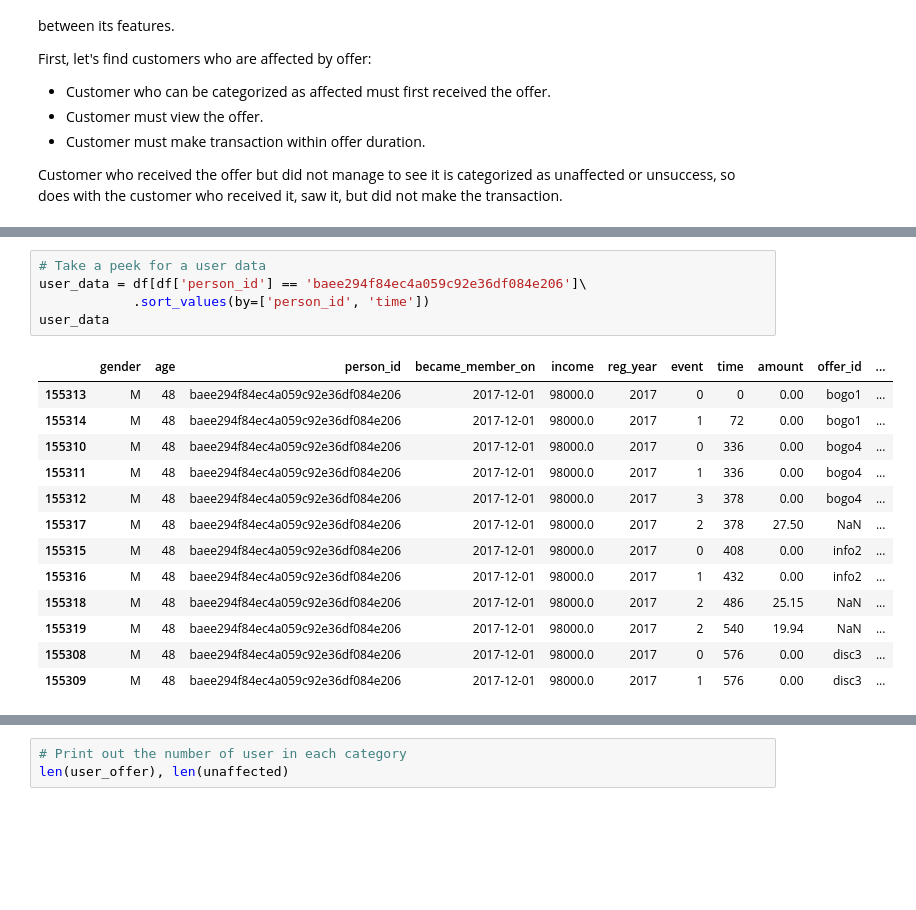
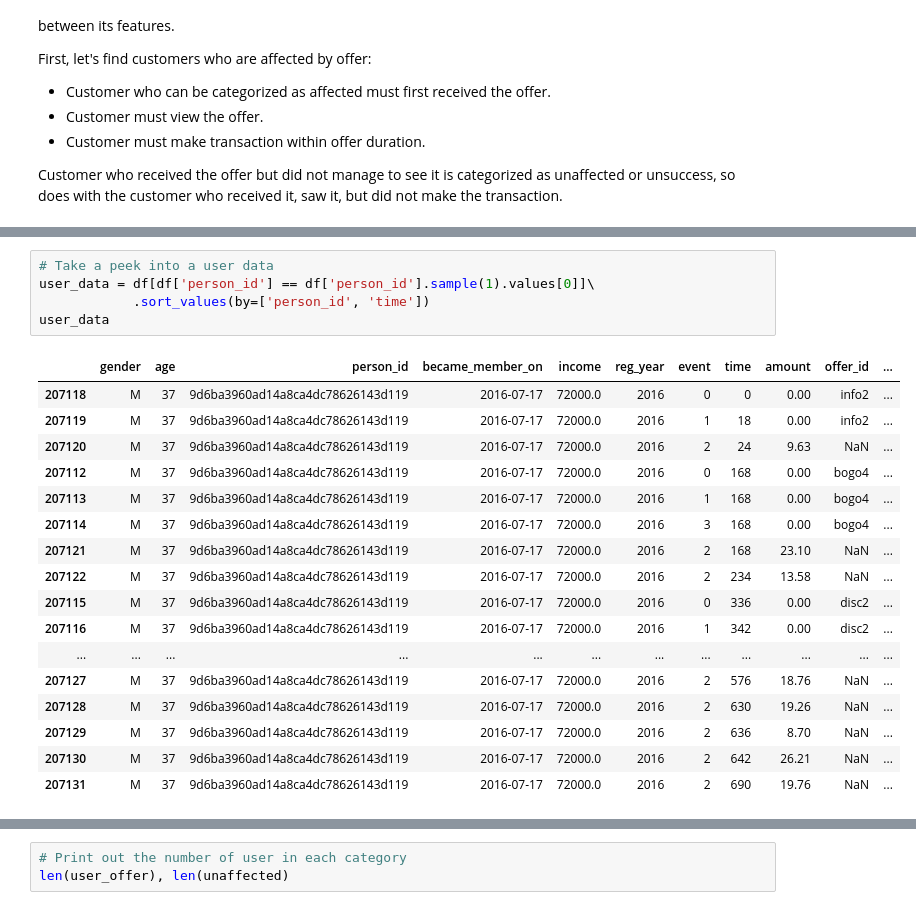
Before and after one commit to satriowputra/Starbucks-Offer-Analysis-and-Prediction, a Jupyter notebook: Starbucks_Capstone_notebook.ipynb, the cells around one changed output, grey strips where cells are left out. Drawn from its saved outputs; the diff is of its cells as text; blank space fills up the shorter version.

```diff
--- a/Starbucks_Capstone_notebook.ipynb
+++ b/Starbucks_Capstone_notebook.ipynb
@@ -559,22 +558,26 @@ df.sample(5).sort_values(by=['person_id', 'time'])
 # %%
-# Take a peek for a user data
-user_data = df[df['person_id'] == 'baee294f84ec4a059c92e36df084e206']\
+# Take a peek into a user data
+user_data = df[df['person_id'] == df['person_id'].sample(1).values[0]]\
             .sort_values(by=['person_id', 'time'])
 user_data
 # %% [output]
 |  | gender | age | person_id | became_member_on | income | reg_year | event | time | amount | offer_id | ... |
-| 155313 | M | 48 | baee294f84ec4a059c92e36df084e206 | 2017-12-01 | 98000.0 | 2017 | 0 | 0 | 0.00 | bogo1 | ... |
-| 155314 | M | 48 | baee294f84ec4a059c92e36df084e206 | 2017-12-01 | 98000.0 | 2017 | 1 | 72 | 0.00 | bogo1 | ... |
-| 155310 | M | 48 | baee294f84ec4a059c92e36df084e206 | 2017-12-01 | 98000.0 | 2017 | 0 | 336 | 0.00 | bogo4 | ... |
-| 155311 | M | 48 | baee294f84ec4a059c92e36df084e206 | 2017-12-01 | 98000.0 | 2017 | 1 | 336 | 0.00 | bogo4 | ... |
-| 155312 | M | 48 | baee294f84ec4a059c92e36df084e206 | 2017-12-01 | 98000.0 | 2017 | 3 | 378 | 0.00 | bogo4 | ... |
-| 155317 | M | 48 | baee294f84ec4a059c92e36df084e206 | 2017-12-01 | 98000.0 | 2017 | 2 | 378 | 27.50 | NaN | ... |
-| 155315 | M | 48 | baee294f84ec4a059c92e36df084e206 | 2017-12-01 | 98000.0 | 2017 | 0 | 408 | 0.00 | info2 | ... |
-| 155316 | M | 48 | baee294f84ec4a059c92e36df084e206 | 2017-12-01 | 98000.0 | 2017 | 1 | 432 | 0.00 | info2 | ... |
-| 155318 | M | 48 | baee294f84ec4a059c92e36df084e206 | 2017-12-01 | 98000.0 | 2017 | 2 | 486 | 25.15 | NaN | ... |
-| 155319 | M | 48 | baee294f84ec4a059c92e36df084e206 | 2017-12-01 | 98000.0 | 2017 | 2 | 540 | 19.94 | NaN | ... |
-| 155308 | M | 48 | baee294f84ec4a059c92e36df084e206 | 2017-12-01 | 98000.0 | 2017 | 0 | 576 | 0.00 | disc3 | ... |
-| 155309 | M | 48 | baee294f84ec4a059c92e36df084e206 | 2017-12-01 | 98000.0 | 2017 | 1 | 576 | 0.00 | disc3 | ... |
+| 207118 | M | 37 | 9d6ba3960ad14a8ca4dc78626143d119 | 2016-07-17 | 72000.0 | 2016 | 0 | 0 | 0.00 | info2 | ... |
+| 207119 | M | 37 | 9d6ba3960ad14a8ca4dc78626143d119 | 2016-07-17 | 72000.0 | 2016 | 1 | 18 | 0.00 | info2 | ... |
+| 207120 | M | 37 | 9d6ba3960ad14a8ca4dc78626143d119 | 2016-07-17 | 72000.0 | 2016 | 2 | 24 | 9.63 | NaN | ... |
+| 207112 | M | 37 | 9d6ba3960ad14a8ca4dc78626143d119 | 2016-07-17 | 72000.0 | 2016 | 0 | 168 | 0.00 | bogo4 | ... |
+| 207113 | M | 37 | 9d6ba3960ad14a8ca4dc78626143d119 | 2016-07-17 | 72000.0 | 2016 | 1 | 168 | 0.00 | bogo4 | ... |
+| 207114 | M | 37 | 9d6ba3960ad14a8ca4dc78626143d119 | 2016-07-17 | 72000.0 | 2016 | 3 | 168 | 0.00 | bogo4 | ... |
+| 207121 | M | 37 | 9d6ba3960ad14a8ca4dc78626143d119 | 2016-07-17 | 72000.0 | 2016 | 2 | 168 | 23.10 | NaN | ... |
+| 207122 | M | 37 | 9d6ba3960ad14a8ca4dc78626143d119 | 2016-07-17 | 72000.0 | 2016 | 2 | 234 | 13.58 | NaN | ... |
+| 207115 | M | 37 | 9d6ba3960ad14a8ca4dc78626143d119 | 2016-07-17 | 72000.0 | 2016 | 0 | 336 | 0.00 | disc2 | ... |
+| 207116 | M | 37 | 9d6ba3960ad14a8ca4dc78626143d119 | 2016-07-17 | 72000.0 | 2016 | 1 | 342 | 0.00 | disc2 | ... |
+| ... | ... | ... | ... | ... | ... | ... | ... | ... | ... | ... | ... |
+| 207127 | M | 37 | 9d6ba3960ad14a8ca4dc78626143d119 | 2016-07-17 | 72000.0 | 2016 | 2 | 576 | 18.76 | NaN | ... |
+| 207128 | M | 37 | 9d6ba3960ad14a8ca4dc78626143d119 | 2016-07-17 | 72000.0 | 2016 | 2 | 630 | 19.26 | NaN | ... |
+| 207129 | M | 37 | 9d6ba3960ad14a8ca4dc78626143d119 | 2016-07-17 | 72000.0 | 2016 | 2 | 636 | 8.70 | NaN | ... |
+| 207130 | M | 37 | 9d6ba3960ad14a8ca4dc78626143d119 | 2016-07-17 | 72000.0 | 2016 | 2 | 642 | 26.21 | NaN | ... |
+| 207131 | M | 37 | 9d6ba3960ad14a8ca4dc78626143d119 | 2016-07-17 | 72000.0 | 2016 | 2 | 690 | 19.76 | NaN | ... |
 # %%
 # Separating user who succesfully completing offers with others who do not.
 user_offer = {}
```
Also changed, not shown: parts of 51 cells of this notebook, 1 other file.
